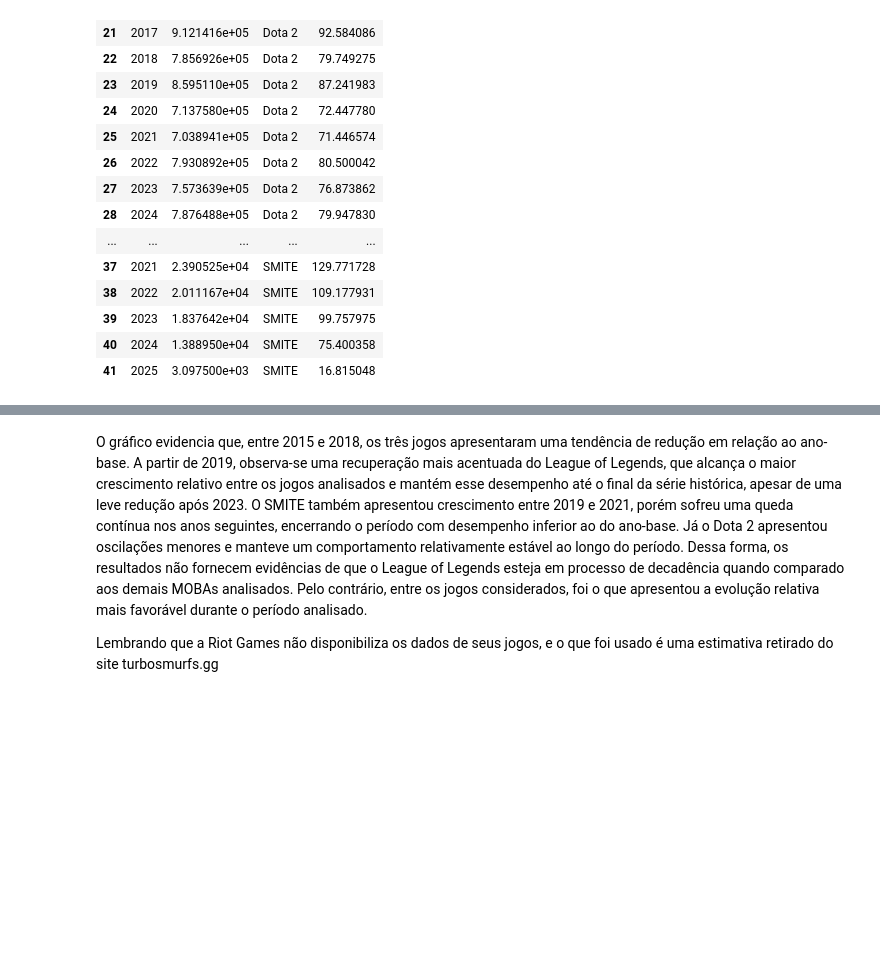
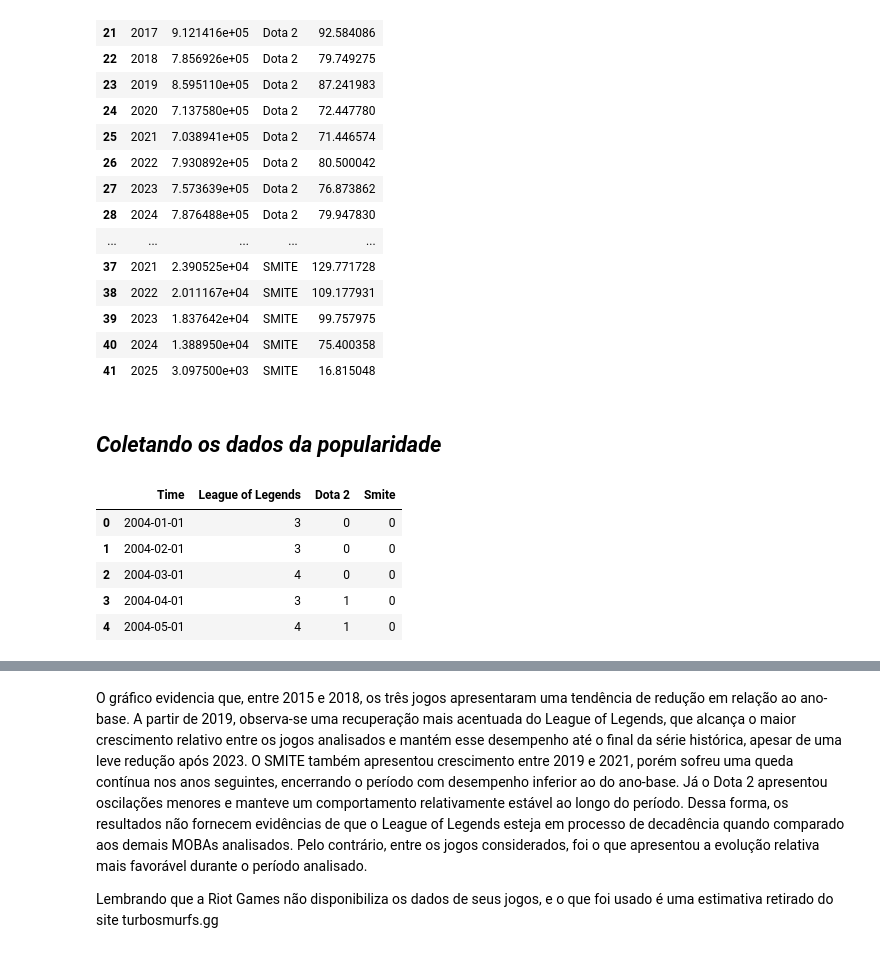
Before and after one commit to GabrielMSAlbino/Lol-esta-acabando-ponto-de-interogacao, a Jupyter notebook: lol_esta_acabandov2.ipynb, the cells around one changed output, grey strips where cells are left out. Saved outputs shown, nothing was run; the diff lists cells and outputs as text; code cells hidden in the pictures; blank space fills up the shorter version.

```diff
--- a/lol_esta_acabandov2.ipynb
+++ b/lol_esta_acabandov2.ipynb
@@ -425,3 +407,5 @@ df_todos.head(33)
 | 39 | 2023 | 1.837642e+04 | SMITE | 99.757975 |
 | 40 | 2024 | 1.388950e+04 | SMITE | 75.400358 |
 | 41 | 2025 | 3.097500e+03 | SMITE | 16.815048 |
+# %% [markdown]
+## ***Coletando os dados da popularidade***
@@ -427,0 +414,9 @@ df_todos.head(33)
+# %%
+df_trends_moba.head()
+# %% [output]
+|  | Time | League of Legends | Dota 2 | Smite |
+| 0 | 2004-01-01 | 3 | 0 | 0 |
+| 1 | 2004-02-01 | 3 | 0 | 0 |
+| 2 | 2004-03-01 | 4 | 0 | 0 |
+| 3 | 2004-04-01 | 3 | 1 | 0 |
+| 4 | 2004-05-01 | 4 | 1 | 0 |
```
Also changed, not shown: parts of 13 cells of this notebook, 3 other files.
